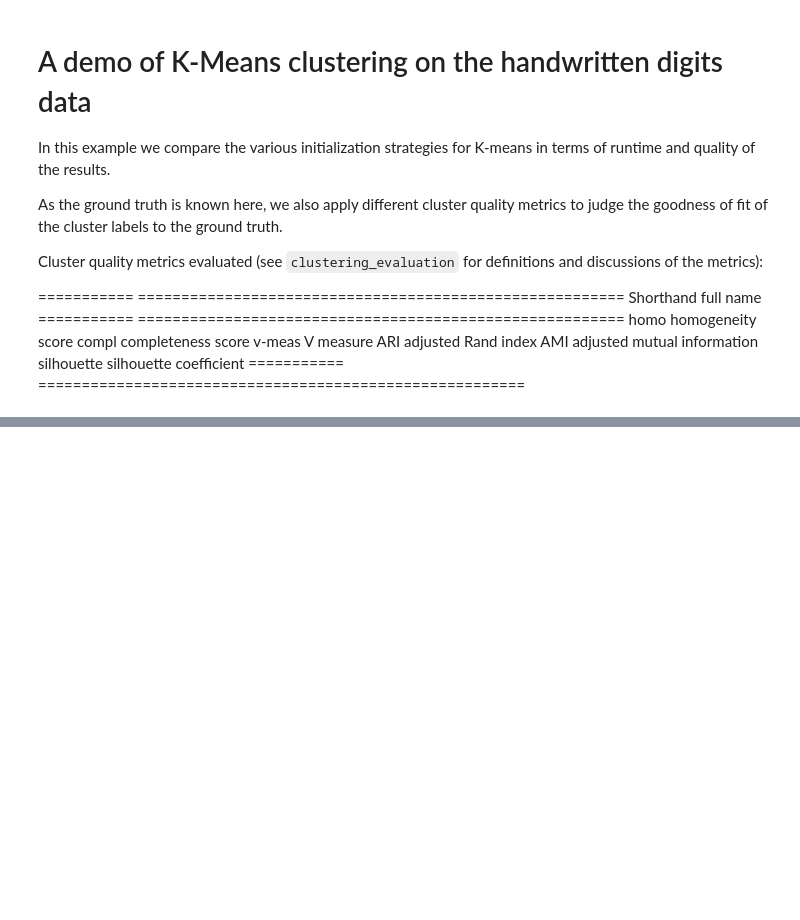
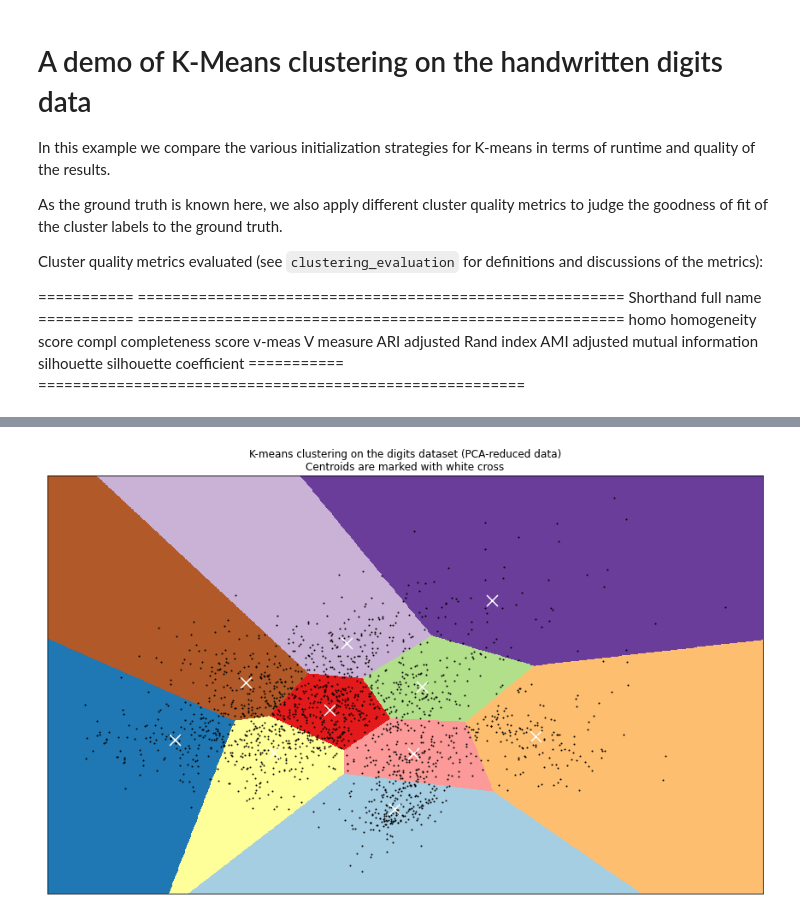
Before and after one commit to biocswirl-dev-team/BiocSwirl, a Jupyter notebook: notebook/demo_kmeans_annotated.ipynb, the cells around one changed output, grey strips where cells are left out. Saved outputs shown, nothing was run; the diff lists cells and outputs as text; code cells hidden in the pictures; blank space fills up the shorter version.

```diff
--- a/notebook/demo_kmeans_annotated.ipynb
+++ b/notebook/demo_kmeans_annotated.ipynb
@@ -127,0 +125,28 @@ plt.show()
+# %%
+# Put the result into a color plot
+#
+# This diagram is a Voronoi diagram (https://en.wikipedia.org/wiki/Voronoi_diagram) using centroids as poitns.
+# Each colored region represents the area that is closest to a given centroid.
+Z = Z.reshape(xx.shape)
+plt.figure(1, figsize=(15, 9))
+plt.clf()
+plt.imshow(Z, interpolation='nearest',
+           extent=(xx.min(), xx.max(), yy.min(), yy.max()),
+           cmap=plt.cm.Paired,
+           aspect='auto', origin='lower')
+
+plt.plot(reduced_data[:, 0], reduced_data[:, 1], 'k.', markersize=2)
+# Plot the centroids as a white X
+centroids = kmeans.cluster_centers_
+plt.scatter(centroids[:, 0], centroids[:, 1],
+            marker='x', s=169, linewidths=3,
+            color='w', zorder=10)
+plt.title('K-means clustering on the digits dataset (PCA-reduced data)\n'
+          'Centroids are marked with white cross')
+plt.xlim(x_min, x_max)
+plt.ylim(y_min, y_max)
+plt.xticks(())
+plt.yticks(())
+plt.show()
+# %% [output]
+[figure, added]
```
Also changed, not shown: parts of 5 cells of this notebook.
